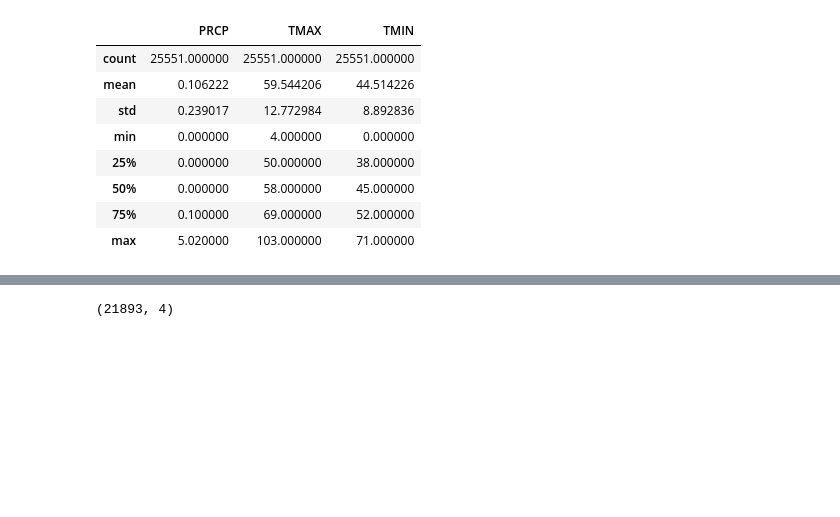
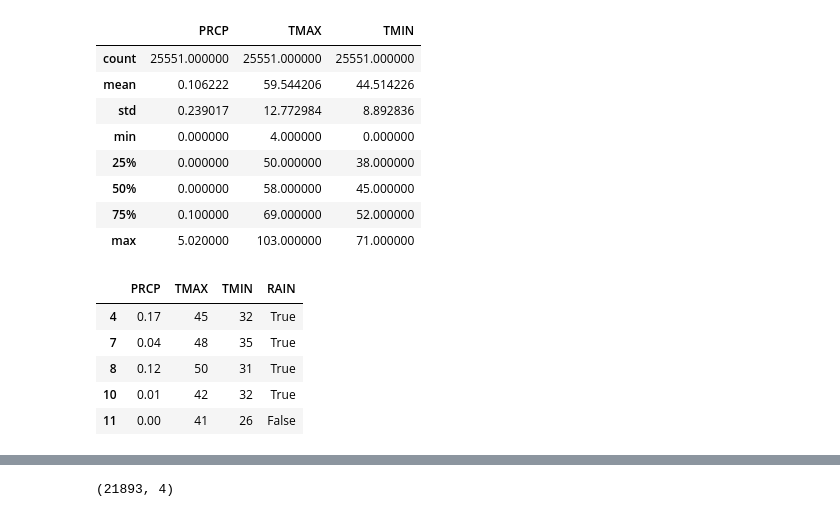
Before and after one commit to mmehmadi94/Data_Science_Bootcamp_codingDojo, a Jupyter notebook: Assignments/ML /K-Means Clustering/K mean.ipynb, the cells around one changed output, grey strips where cells are left out. Drawn from its saved outputs; the diff is of its cells as text; code cells hidden in the pictures; blank space fills up the shorter version.

```diff
--- a/Assignments/ML /K-Means Clustering/K mean.ipynb
+++ b/Assignments/ML /K-Means Clustering/K mean.ipynb
@@ -83,5 +83,14 @@ df=df.drop(df[(df['PRCP']>0.25) | (df['PRCP']< -0.15) ].index)
 # %%
 # Drop date feature
 df.drop(['DATE'], axis = 1 ,inplace=True)
+# %%
+df.head()
+# %% [output]
+|  | PRCP | TMAX | TMIN | RAIN |
+| 4 | 0.17 | 45 | 32 | True |
+| 7 | 0.04 | 48 | 35 | True |
+| 8 | 0.12 | 50 | 31 | True |
+| 10 | 0.01 | 42 | 32 | True |
+| 11 | 0.00 | 41 | 26 | False |
 # %%
 # Convert Rain feature to numeric
```
Also changed, not shown: parts of 10 cells of this notebook.
